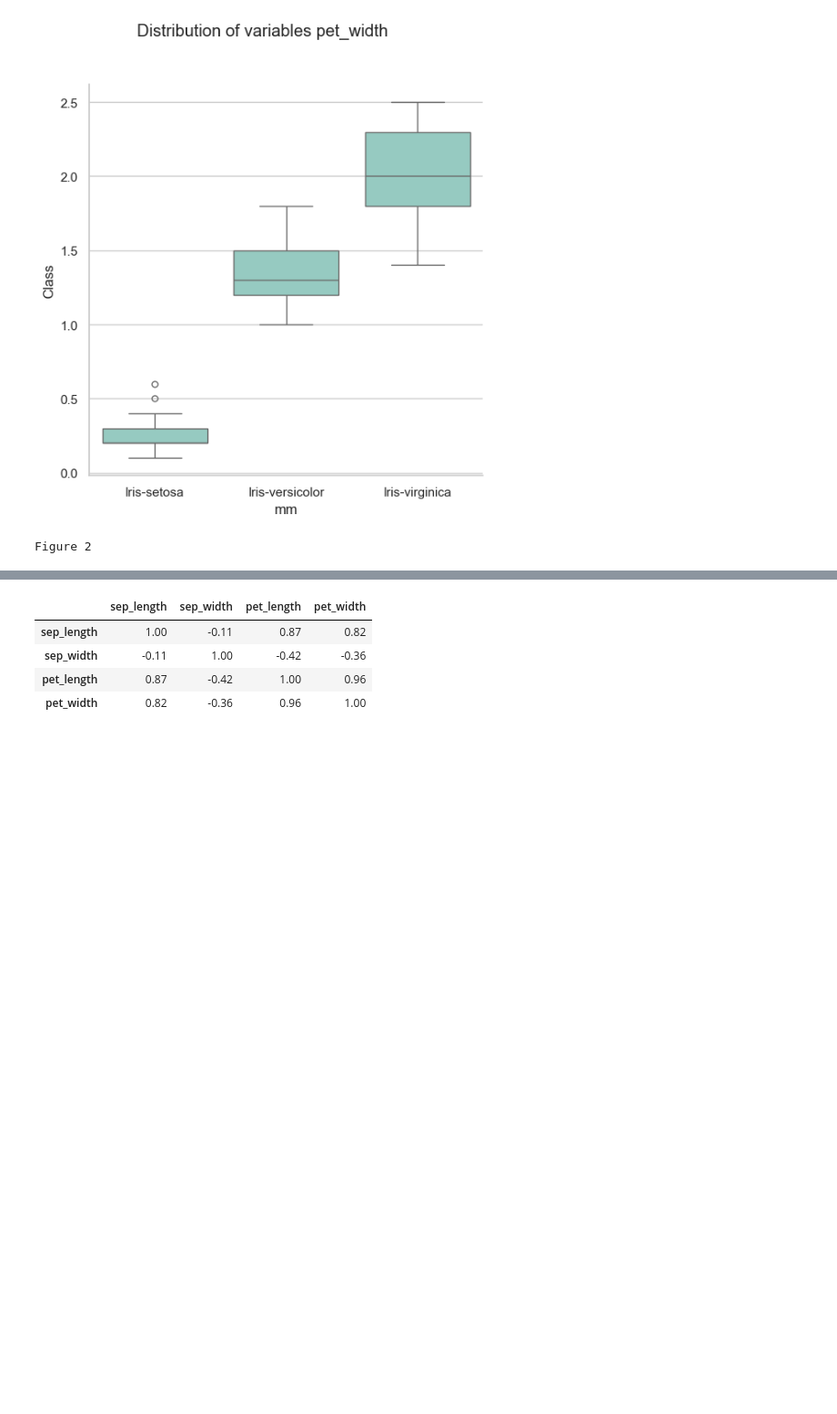
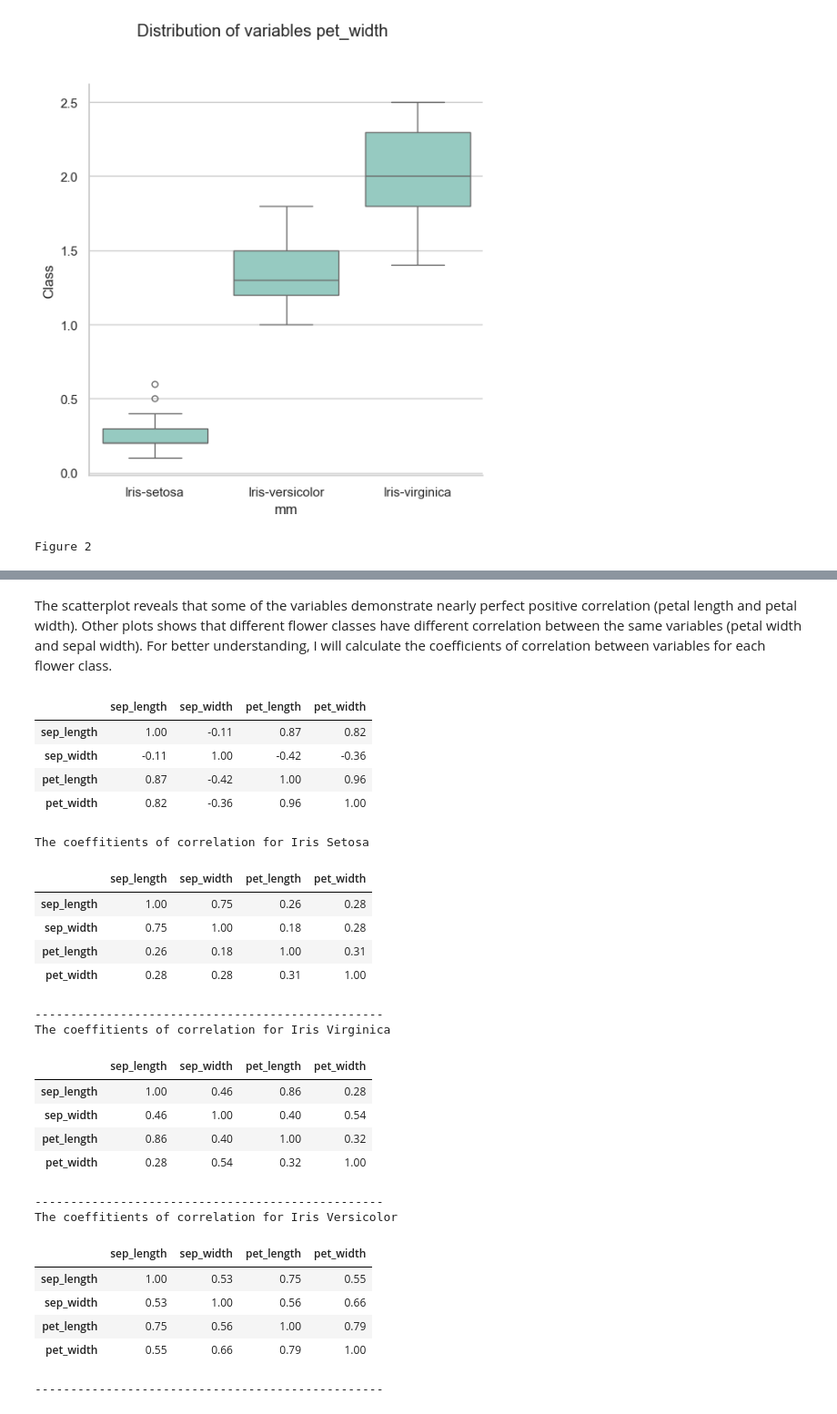
Before and after one commit to Kate-217/pands_project, a Jupyter notebook: iris.ipynb, the cells around one changed output, grey strips where cells are left out. Shown at 91% size. Cells and saved outputs as stored; diff of their text form; code cells hidden in the pictures; blank space fills up the shorter version.

Commit message:
coeffitients of correlation calculated

```diff
--- a/iris.ipynb
+++ b/iris.ipynb
@@ -174 +181,3 @@ plt.show()
+# %% [markdown]
+The scatterplot reveals that some of the variables demonstrate nearly perfect positive correlation (petal length and petal width). Other plots shows that different flower classes have different correlation between the same variables (petal width and sepal width). For better understanding, I will calculate the coefficients of correlation between variables for each flower class.
 # %%
@@ -183,3 +191,54 @@ display(corr_matrix)
 | sep_width | -0.11 | 1.00 | -0.42 | -0.36 |
 | pet_length | 0.87 | -0.42 | 1.00 | 0.96 |
 | pet_width | 0.82 | -0.36 | 0.96 | 1.00 |
+# %%
+# I am creating 3 dataframes filtering them by class.
+setosa_data = data[data['class']== 'Iris-setosa']
+virginica_data = data[data['class']== 'Iris-virginica']
+versicolor_data = data[data['class']== 'Iris-versicolor']
+
+# for calculating the correlation matrix (all the variables together) I need to filter data again leaving only nessesary columns.
+# Ref.[8] I am using drop method to delete the column.
+setosa_data = setosa_data.drop(columns=['class'])
+virginica_data = virginica_data.drop(columns=['class'])
+versicolor_data = versicolor_data.drop(columns=['class'])
+
+# now I can calculate the coefficients for each class.
+# Ref.[9]
+corr_matrix_setosa = round(setosa_data.corr(),2)
+corr_matrix_virginica = round(virginica_data.corr(),2)
+corr_matrix_versicolor = round(versicolor_data.corr(),2)
+
+print('The coeffitients of correlation for Iris Setosa')
+display(corr_matrix_setosa)
+print('-------------------------------------------------')
+
+print('The coeffitients of correlation for Iris Virginica')
+display(corr_matrix_virginica)
+print('-------------------------------------------------')
+
+print('The coeffitients of correlation for Iris Versicolor')
+display(corr_matrix_versicolor)
+print('-------------------------------------------------')
+# %% [output]
+The coeffitients of correlation for Iris Setosa
+|  | sep_length | sep_width | pet_length | pet_width |
+| sep_length | 1.00 | 0.75 | 0.26 | 0.28 |
+| sep_width | 0.75 | 1.00 | 0.18 | 0.28 |
+| pet_length | 0.26 | 0.18 | 1.00 | 0.31 |
+| pet_width | 0.28 | 0.28 | 0.31 | 1.00 |
+-------------------------------------------------
+The coeffitients of correlation for Iris Virginica
+|  | sep_length | sep_width | pet_length | pet_width |
+| sep_length | 1.00 | 0.46 | 0.86 | 0.28 |
+| sep_width | 0.46 | 1.00 | 0.40 | 0.54 |
+| pet_length | 0.86 | 0.40 | 1.00 | 0.32 |
+| pet_width | 0.28 | 0.54 | 0.32 | 1.00 |
+-------------------------------------------------
+The coeffitients of correlation for Iris Versicolor
+|  | sep_length | sep_width | pet_length | pet_width |
+| sep_length | 1.00 | 0.53 | 0.75 | 0.55 |
+| sep_width | 0.53 | 1.00 | 0.56 | 0.66 |
+| pet_length | 0.75 | 0.56 | 1.00 | 0.79 |
+| pet_width | 0.55 | 0.66 | 0.79 | 1.00 |
+-------------------------------------------------
```
Also changed, not shown: parts of 6 cells of this notebook.
